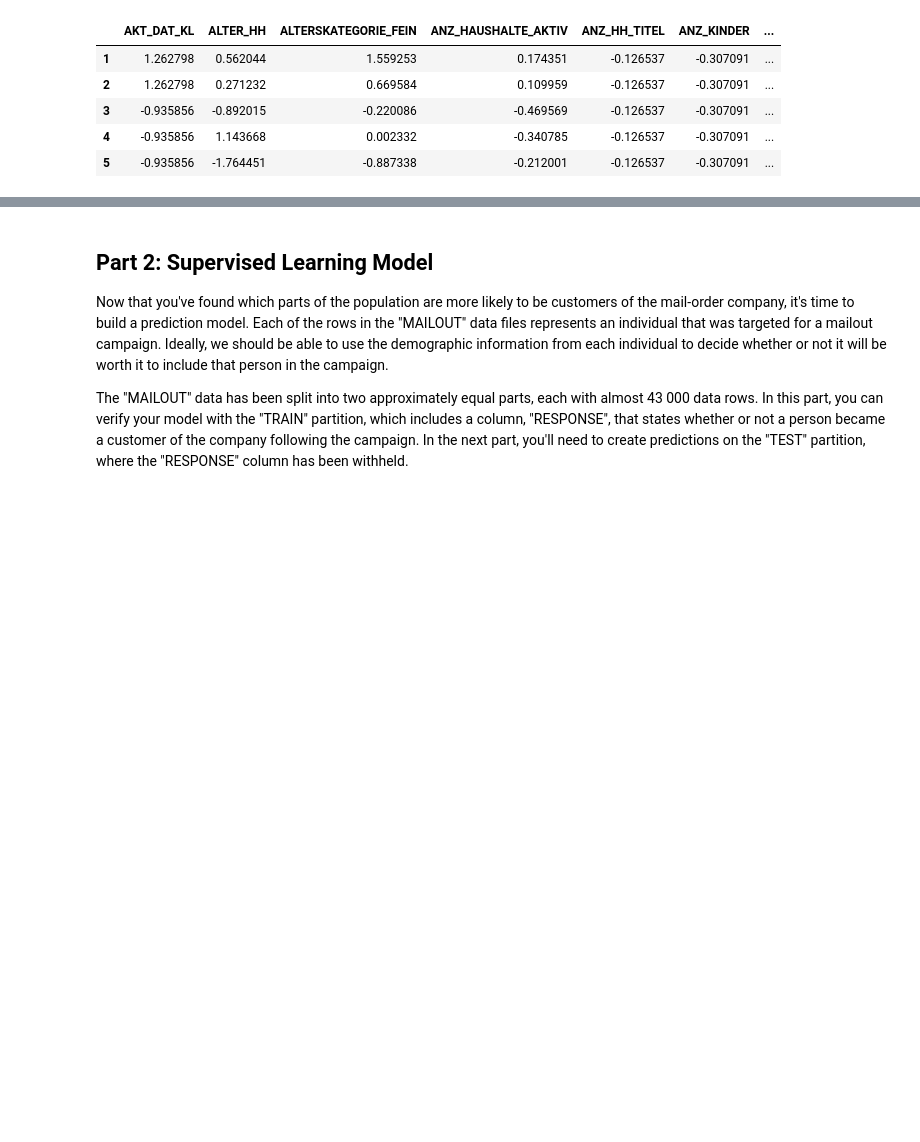
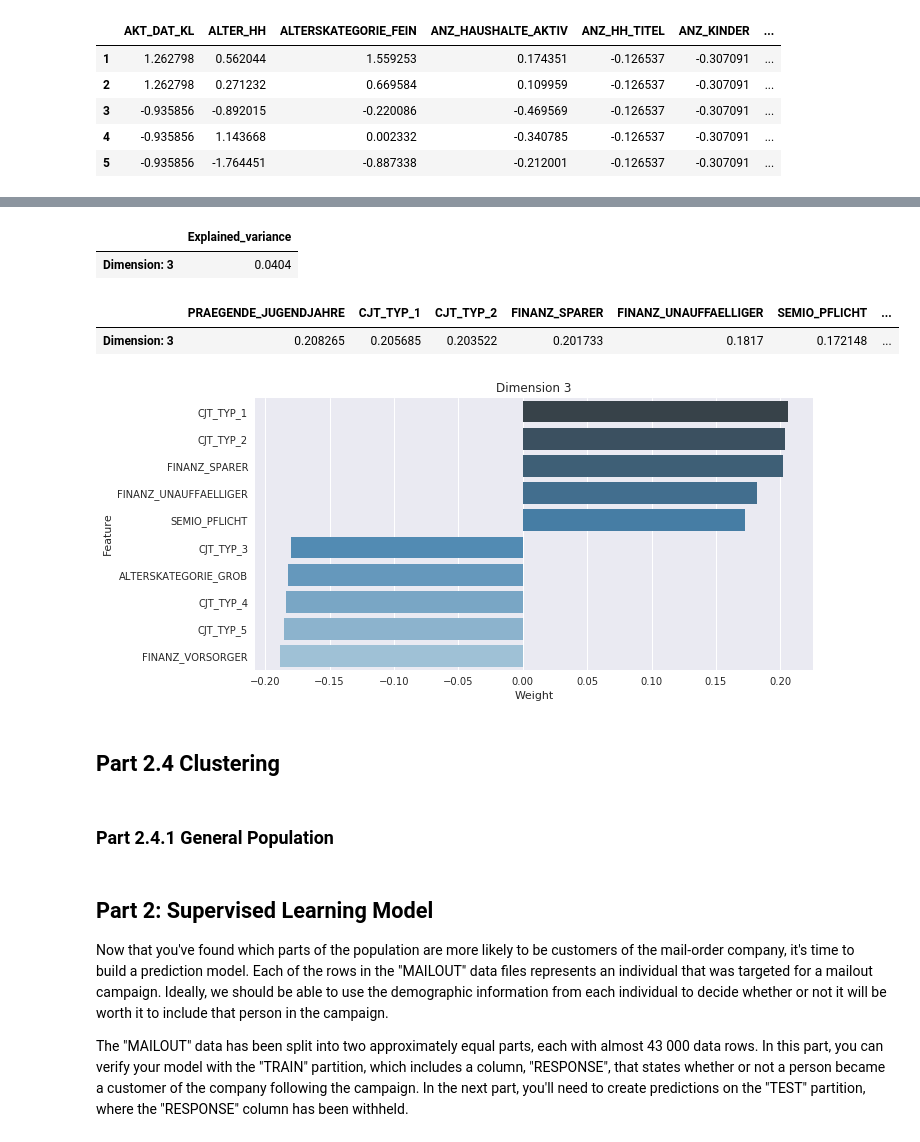
Before and after one commit to jmcabreira-zz/Data-Science-Projects, a Jupyter notebook: Customer_Segmentation_Report/Arvato_Project_Workbook.ipynb, the cells around one changed output, grey strips where cells are left out. Drawn from its saved outputs; the diff is of its cells as text; code cells hidden in the pictures; blank space fills up the shorter version.

```diff
--- a/Customer_Segmentation_Report/Arvato_Project_Workbook.ipynb
+++ b/Customer_Segmentation_Report/Arvato_Project_Workbook.ipynb
@@ -611,0 +646,17 @@ enplianed_variance_and_weights_df(azdias_scaled_df, pca, 0)
+# %%
+#Component 3
+dimension_3_df , explained_variance_df = explained_variance_and_weights_df(azdias_scaled_df, pca, 2)
+display(explained_variance_df)
+display(dimension_3_df)
+print()
+plot_pca(dimension_3_df, num = 3)
+# %% [output]
+|  | Explained_variance |
+| Dimension: 3 | 0.0404 |
+|  | PRAEGENDE_JUGENDJAHRE | CJT_TYP_1 | CJT_TYP_2 | FINANZ_SPARER | FINANZ_UNAUFFAELLIGER | SEMIO_PFLICHT | ... |
+| Dimension: 3 | 0.208265 | 0.205685 | 0.203522 | 0.201733 | 0.1817 | 0.172148 | ... |
+[figure, added]
+# %% [markdown]
+##  Part 2.4 Clustering
+# %% [markdown]
+### Part 2.4.1 General Population
```
Also changed, not shown: parts of 10 cells of this notebook.
